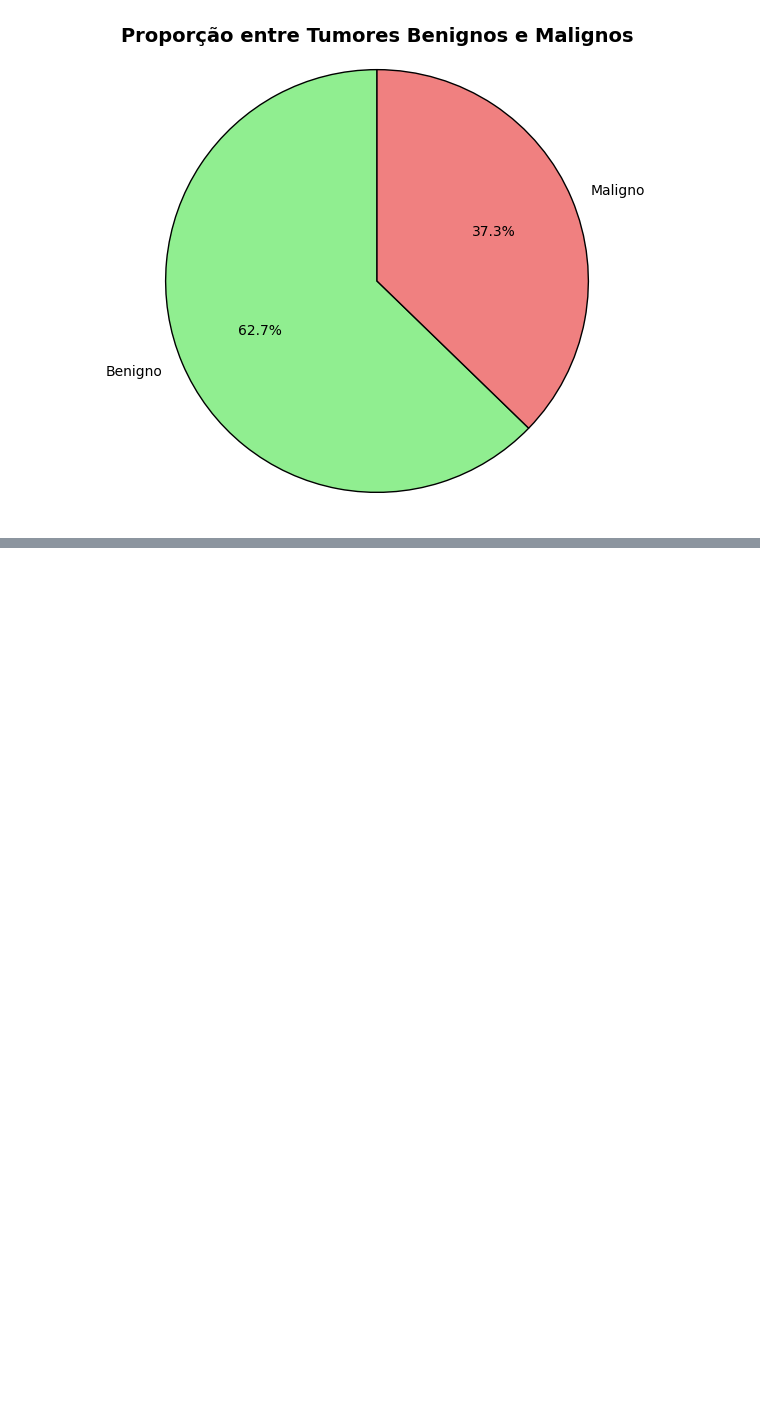
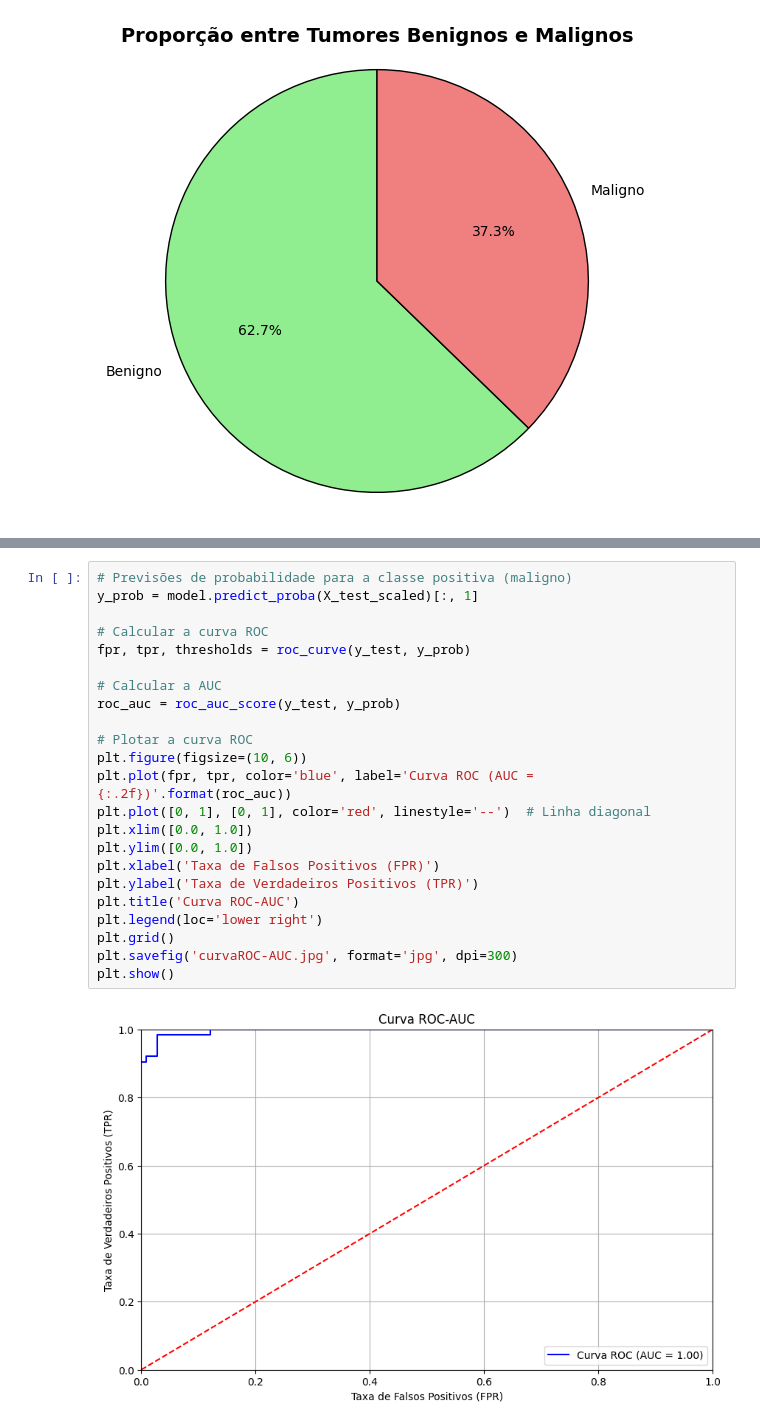
Before and after one commit to GabrielGoncalvesG/Projeto-Aplicado-I, a Jupyter notebook: Projeto_Aplicado.ipynb, the cells around one changed output, grey strips where cells are left out. Drawn from its saved outputs; the diff is of its cells as text; blank space fills up the shorter version.

```diff
--- a/Projeto_Aplicado.ipynb
+++ b/Projeto_Aplicado.ipynb
@@ -173,0 +264,25 @@ plt.savefig('heatmap.jpg', format='jpg', bbox_inches='tight')
+# %%
+# Previsões de probabilidade para a classe positiva (maligno)
+y_prob = model.predict_proba(X_test_scaled)[:, 1]
+
+# Calcular a curva ROC
+fpr, tpr, thresholds = roc_curve(y_test, y_prob)
+
+# Calcular a AUC
+roc_auc = roc_auc_score(y_test, y_prob)
+
+# Plotar a curva ROC
+plt.figure(figsize=(10, 6))
+plt.plot(fpr, tpr, color='blue', label='Curva ROC (AUC = {:.2f})'.format(roc_auc))
+plt.plot([0, 1], [0, 1], color='red', linestyle='--')  # Linha diagonal
+plt.xlim([0.0, 1.0])
+plt.ylim([0.0, 1.0])
+plt.xlabel('Taxa de Falsos Positivos (FPR)')
+plt.ylabel('Taxa de Verdadeiros Positivos (TPR)')
+plt.title('Curva ROC-AUC')
+plt.legend(loc='lower right')
+plt.grid()
+plt.savefig('curvaROC-AUC.jpg', format='jpg', dpi=300)
+plt.show()
+# %% [output]
+[figure, added]
```
Also changed, not shown: parts of 8 cells of this notebook.
